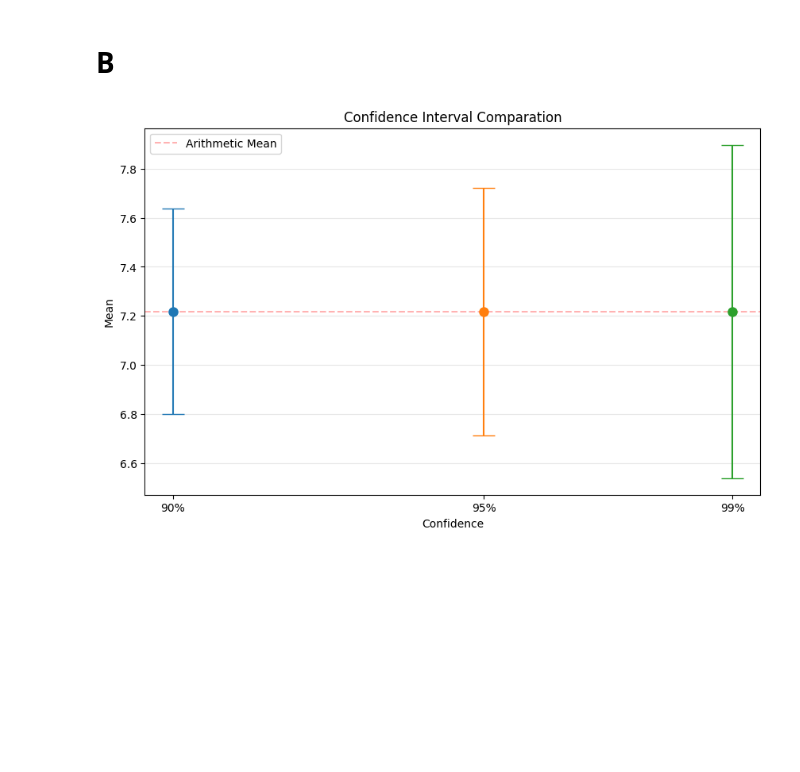
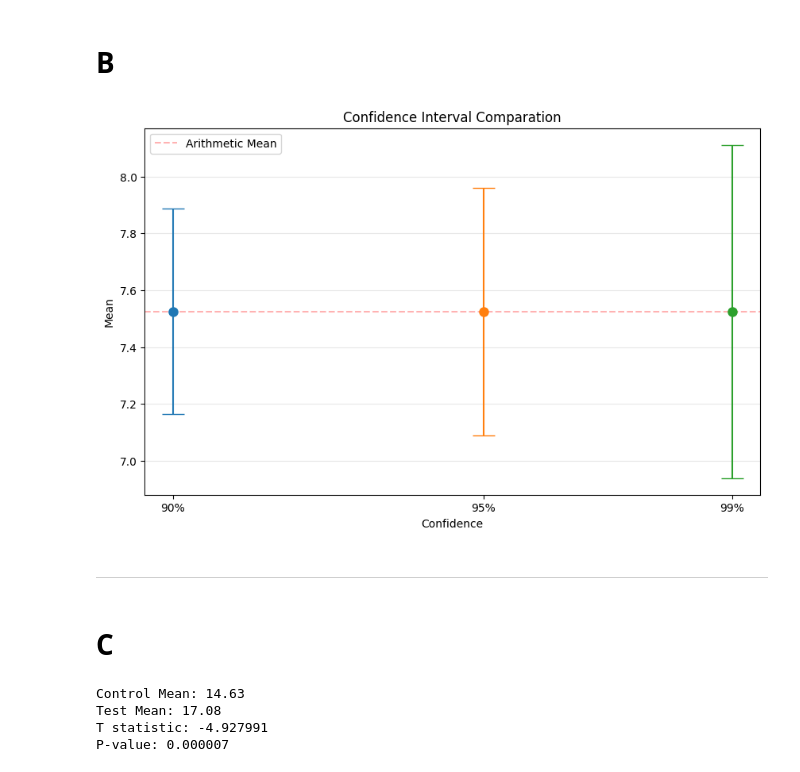
Before and after one commit to mauricioaires30/Matematica-Computacional, a Jupyter notebook: trabalho_02_2.ipynb, the cells around one changed output. Drawn from its saved outputs; the diff is of its cells as text; code cells hidden in the pictures; blank space fills up the shorter version.

```diff
--- a/trabalho_02_2.ipynb
+++ b/trabalho_02_2.ipynb
@@ -79,37 +80,58 @@ processar_grafico(ax2, x2, y2, "Example 2: Random Dots")
 # B
 # %%
 #seed
-np.random.seed(42)
+rng = np.random.default_rng(42)
 
 #data, arithmetic mean and standard deviation
-data = np.random.normal(loc=7.5, scale=1.5, size=30)
+data = rng.normal(loc=7.5, scale=1.5, size=30)
 arithmetic_mean = np.mean(data)
 standard_deviation = np.std(data, ddof=1)
 
 #confidences intervals
 n = len(data)
 confidences = [0.90, 0.95, 0.99]
 intervals = []
 
 for conf in confidences:
     interval = stats.t.interval(conf, df=n-1, loc=arithmetic_mean, scale=stats.sem(data))
     intervals.append(interval)
 
 #error bars
 plt.figure(figsize=(10, 6))
 for i, (conf, inter) in enumerate(zip(confidences, intervals)):
     error = (inter[1] - inter[0]) / 2
     plt.errorbar(conf, arithmetic_mean, yerr=error, fmt='o', capsize=10,  markersize=8)
 
 #plot config
 plt.axhline(arithmetic_mean, color='red', linestyle='--', alpha=0.3, label='Arithmetic Mean')
 plt.title('Confidence Interval Comparation')
 plt.xlabel('Confidence')
 plt.ylabel('Mean')
 plt.xticks(confidences, ['90%', '95%', '99%'])
 plt.legend()
 plt.grid(axis='y', alpha=0.3)
 
 plt.show()
 # %% [output]
-[figure, old version]
+[figure, new version]
+# %% [markdown]
+---
+# %% [markdown]
+# C
+# %%
+rng = np.random.default_rng(10)
+control = rng.normal(loc=15.2, scale=2.1, size=30)
+test = rng.normal(loc=17.5, scale=2.5, size=30)
+
+print(f"Control Mean: {np.mean(control):.2f}")
+print(f"Test Mean: {np.mean(test):.2f}")
+
+t_stat, p_value = stats.ttest_ind(control, test)
+
+print(f"T statistic: {t_stat:.6f}")
+print(f"P-value: {p_value:.6f}")
+# %% [output]
+Control Mean: 14.63
+Test Mean: 17.08
+T statistic: -4.927991
+P-value: 0.000007
```
Also changed, not shown: parts of 10 cells of this notebook.
